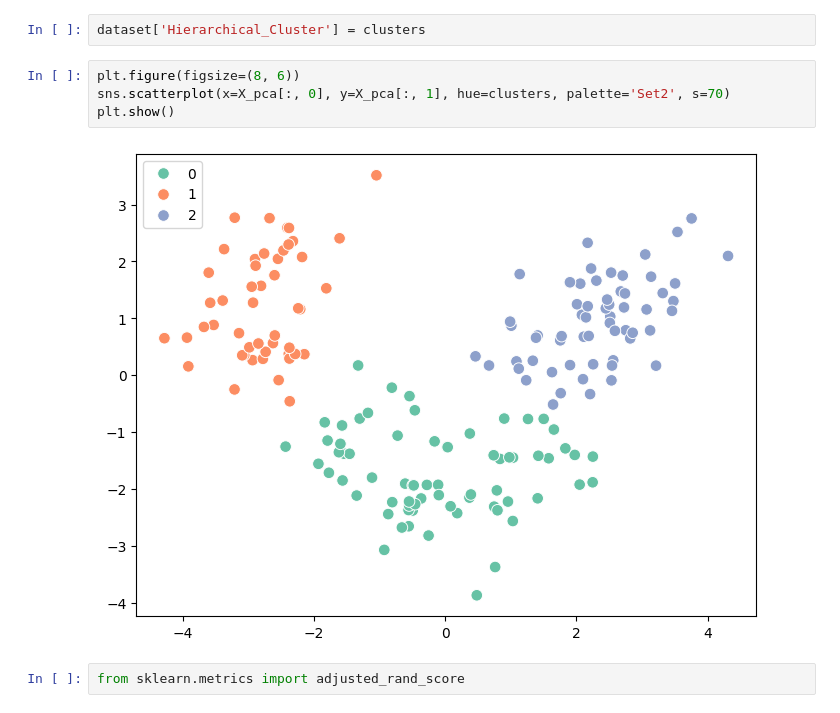
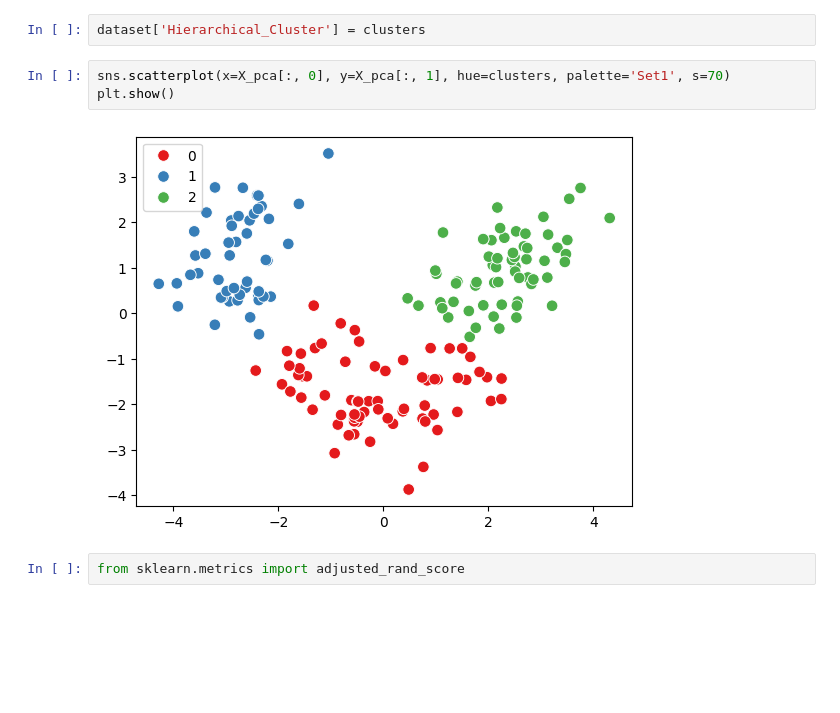
Before and after one commit to SinaShakoori/Wine-Type-Classification-Based-on-Chemical-Features, a Jupyter notebook: main.ipynb, the cells around one changed output. Drawn from its saved outputs; the diff is of its cells as text; blank space fills up the shorter version.

```diff
--- a/main.ipynb
+++ b/main.ipynb
@@ -214,11 +219,10 @@ clusters = hc.fit_predict(X_pca)
 # %%
 dataset['Hierarchical_Cluster'] = clusters
 # %%
-plt.figure(figsize=(8, 6))
-sns.scatterplot(x=X_pca[:, 0], y=X_pca[:, 1], hue=clusters, palette='Set2', s=70)
+sns.scatterplot(x=X_pca[:, 0], y=X_pca[:, 1], hue=clusters, palette='Set1', s=70)
 plt.show()
 # %% [output]
-[figure, old version]
+[figure, new version]
 # %%
 from sklearn.metrics import adjusted_rand_score
 # %%
```
Also changed, not shown: parts of 17 cells of this notebook.
